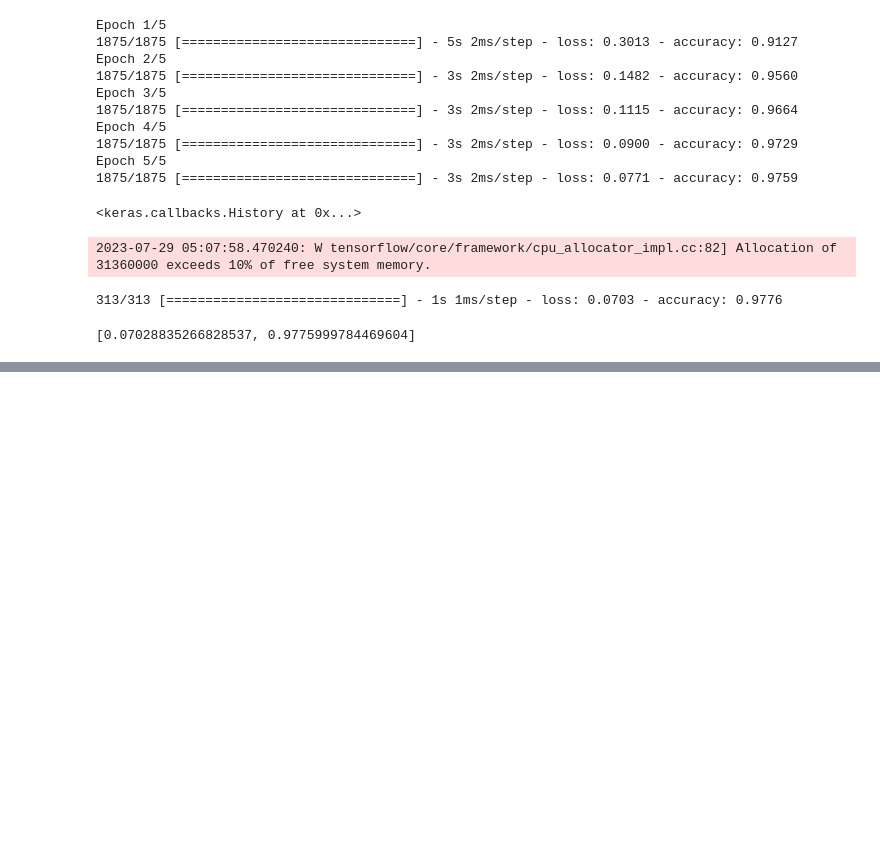
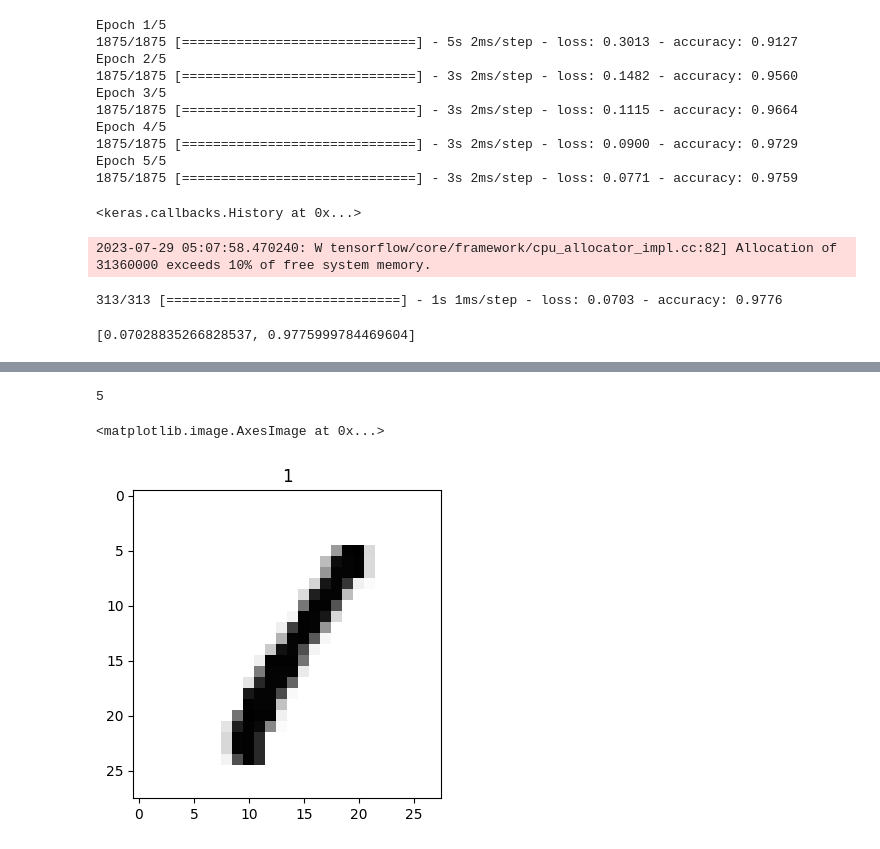
Before and after one commit to chatkang/code-jupyter, a Jupyter notebook: notebooks/mnist-digit.ipynb, the cells around one changed output, grey strips where cells are left out. Drawn from its saved outputs; the diff is of its cells as text; code cells hidden in the pictures; blank space fills up the shorter version.

```diff
--- a/notebooks/mnist-digit.ipynb
+++ b/notebooks/mnist-digit.ipynb
@@ -59,0 +90,15 @@ model.evaluate(x_test, y_test)
+# %%
+y_train[0]
+# %% [output]
+5
+# %%
+import matplotlib.pyplot as plt
+
+n = 3
+ttl = str(y_train[n])
+plt.figure(figsize=(6, 4))
+plt.title(ttl)
+plt.imshow(x_train[n], cmap='Greys')
+# %% [output]
+<matplotlib.image.AxesImage at 0x...>
+[figure, added]
```
Also changed, not shown: parts of 6 cells of this notebook.
